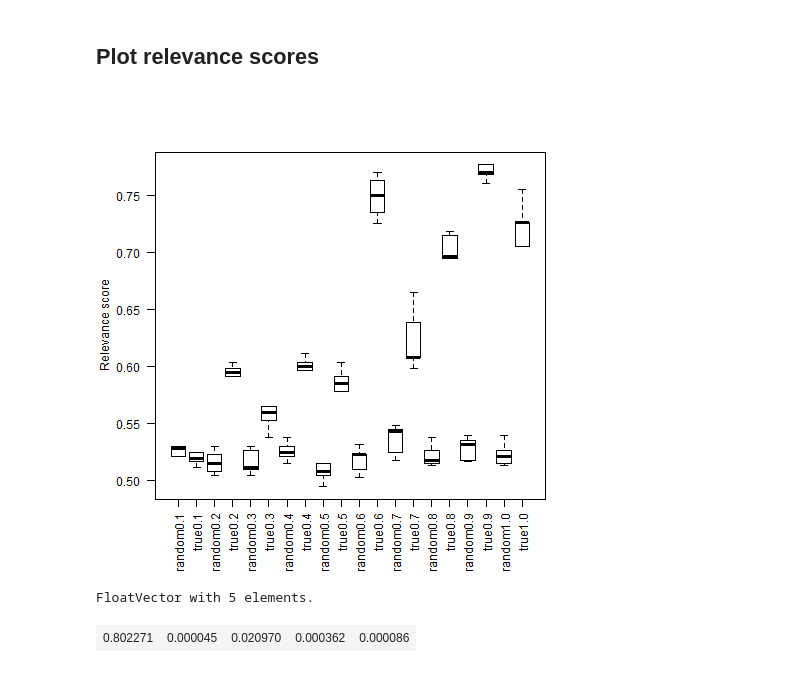
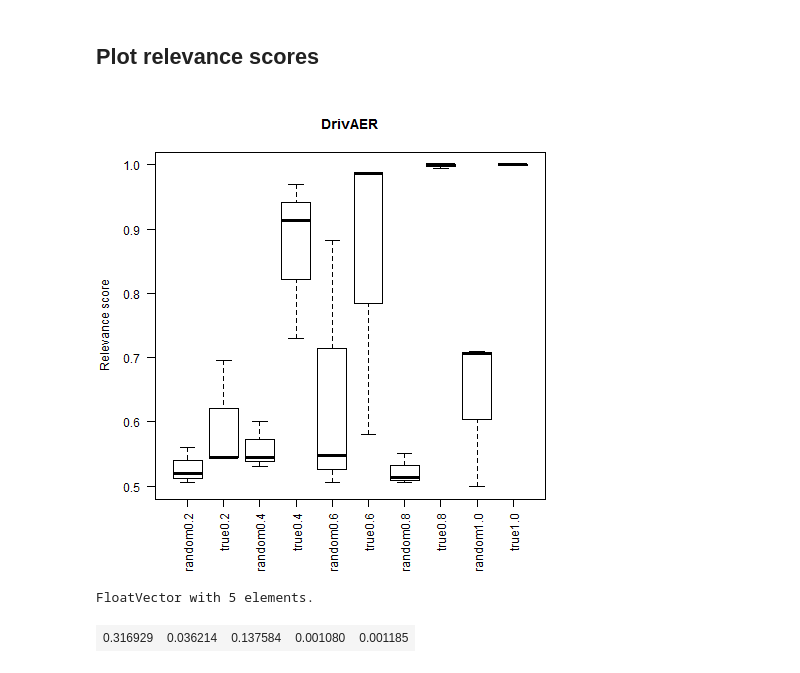
Before and after one commit to lkmklsmn/DrivAER, a Jupyter notebook: Reproducibiliy/Simulation_DrivAER.ipynb, the cells around one changed output. Drawn from its saved outputs; the diff is of its cells as text; code cells hidden in the pictures.

```diff
--- a/Reproducibiliy/Simulation_DrivAER.ipynb
+++ b/Reproducibiliy/Simulation_DrivAER.ipynb
@@ -18,13 +16,17 @@ library('splatter')
 ## Simulate data
 # %%
 %%R -o count
-sim.groups <- splatSimulate(batchCells = 600,
+library('splatter')
+sim.groups <- splatSimulate(batchCells = 1000,
                             seed=1,
                             nGenes = 1000,
                             group.prob = c(0.5, 0.5),
                             de.prob = 0.1,
                             mean.shape = 0.5,
                             method = "groups",
+                            dropout.shape=-1,
+                            dropout.mid=3,
+                            dropout.type='experiment',
                             verbose = FALSE)
 count <- as.data.frame(counts(sim.groups))
 # %%
@@ -330,7 +334,7 @@ import numbers
 import scipy
 
 def calc_relevance(count, pheno, tf_targets, min_targets,
-                   ae_type="nb-conddisp", epochs=3, early_stop=3,
+                   ae_type="nb-conddisp", epochs=100, early_stop=3,
                    hidden_size=(8, 2, 8), verbose=False):
 
     sc.pp.filter_genes(count, min_counts=1)
@@ -469,14 +473,16 @@ def generate_simulated_geneset(fraction = 0.9):
     random = np.random.choice(np.array(genes_nonde), round(len(genes_de) * (1 - fraction)), replace = False).tolist()
     geneset += random
     random = np.random.choice(np.array(genes_nonde), len(genes_de), replace = False).tolist()
-    return pd.Series([random, geneset], index = ['control', 'true'])
+    return pd.Series([random, geneset], index = ['random', 'true'])
 # %%
+%%time
 accs = {}
-for i in [0.1, 0.2, 0.3, 0.4, 0.5, 0.6, 0.7, 0.8, 0.9, 1.0]:
+#for i in [0.1, 0.2, 0.3, 0.4, 0.5, 0.6, 0.7, 0.8, 0.9, 1.0]:
+for i in [0.2, 0.4, 0.6, 0.8, 1.0]:
     random_list = []
     true_list = []
-    for x in range(0,5):
-        res = calc_relevance(count=sim_groups, pheno = sim_groups.obs['group'], tf_targets = generate_simulated_geneset(i), min_targets=1)
+    for x in range(0,3):
+        res = calc_relevance(count=sim_groups, pheno = sim_groups.obs['group'], tf_targets = generate_simulated_geneset(i), min_targets=1, verbose = False)
         random_list.append(res[1][0])
         true_list.append(res[1][1])
     accs.update({'random' + str(i): random_list})
@@ -520,19 +512,19 @@ df = pd.DataFrame(accs)
 # %%
 %%R -i df -o pvals
 
-boxplot(df, las = 2, ylab = 'Relevance score', outline = F)
+boxplot(df, las = 2, ylab = 'Relevance score', outline = F, main = 'DrivAER')
 pvals <- c(t.test(df[,1], df[,2])$p.value,
               t.test(df[,1], df[,4])$p.value,
               t.test(df[,1], df[,6])$p.value,
               t.test(df[,1], df[,8])$p.value,
               t.test(df[,1], df[,10])$p.value)
 # %% [output]
-[figure, old version]
+[figure, new version]
 # %%
 pvals
 # %% [output]
 FloatVector with 5 elements.
-| 0.802271 | 0.000045 | 0.020970 | 0.000362 | 0.000086 |
+| 0.316929 | 0.036214 | 0.137584 | 0.001080 | 0.001185 |
 # %%
 def calc_relevance_pca(adata, pheno, tf_targets, min_targets):
 
```
Also changed, not shown: parts of 21 cells of this notebook, 5 other files.
